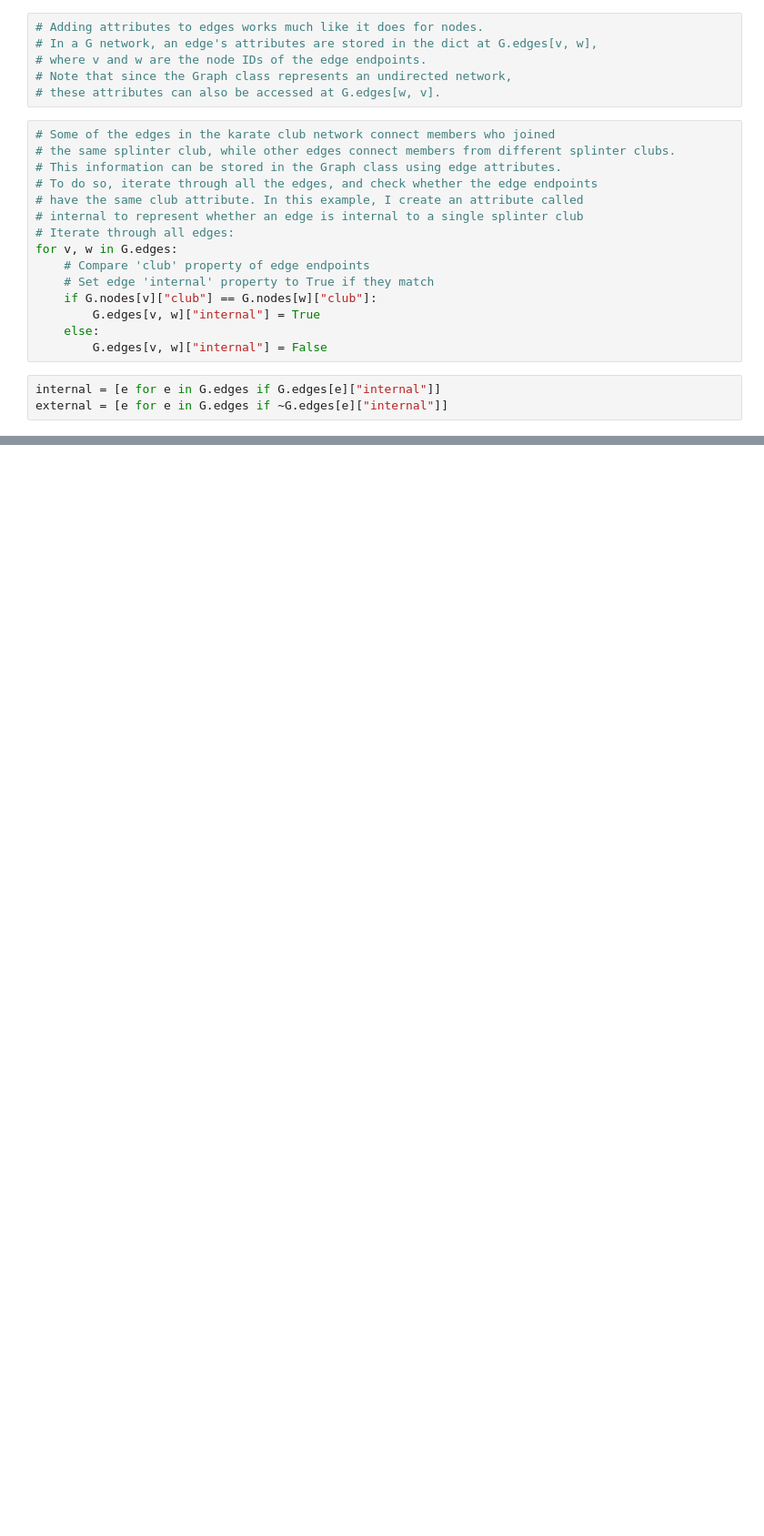
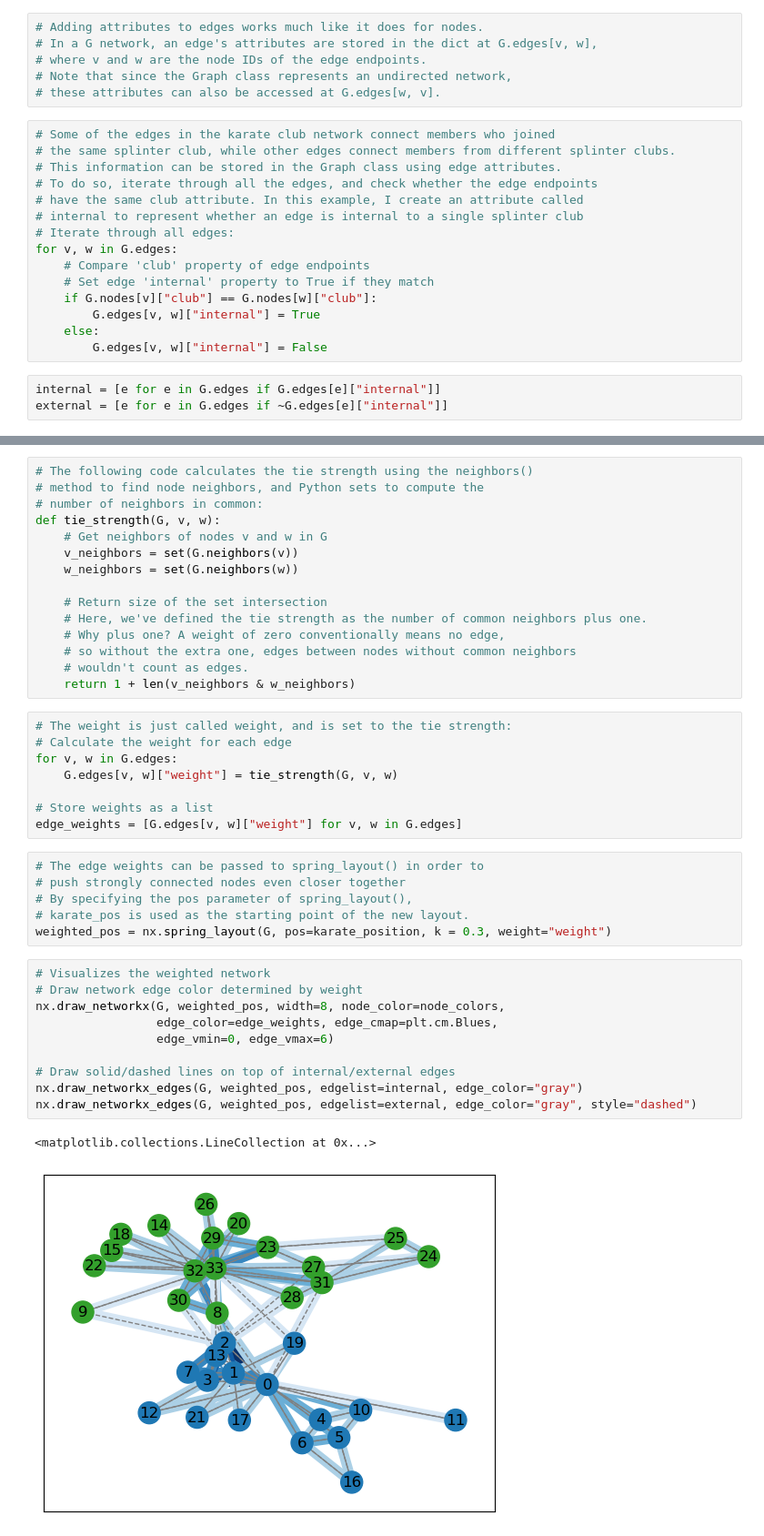
Before and after one commit to johnsonlarryl/network_science_training, a Jupyter notebook: karate_club_graph.ipynb, the cells around one changed output, grey strips where cells are left out. Shown: that part at 91% size. Saved outputs shown, nothing was run; the diff lists cells and outputs as text; blank space fills up the shorter version.

```diff
--- a/karate_club_graph.ipynb
+++ b/karate_club_graph.ipynb
@@ -175,0 +178,42 @@ nx.draw_networkx_edges(G, karate_position, edgelist=external, style="dashed")
+# %%
+# The following code calculates the tie strength using the neighbors()
+# method to find node neighbors, and Python sets to compute the
+# number of neighbors in common:
+def tie_strength(G, v, w):
+    # Get neighbors of nodes v and w in G
+    v_neighbors = set(G.neighbors(v))
+    w_neighbors = set(G.neighbors(w))
+
+    # Return size of the set intersection
+    # Here, we've defined the tie strength as the number of common neighbors plus one.
+    # Why plus one? A weight of zero conventionally means no edge,
+    # so without the extra one, edges between nodes without common neighbors
+    # wouldn't count as edges.
+    return 1 + len(v_neighbors & w_neighbors)
+# %%
+# The weight is just called weight, and is set to the tie strength:
+# Calculate the weight for each edge
+for v, w in G.edges:
+    G.edges[v, w]["weight"] = tie_strength(G, v, w)
+
+# Store weights as a list
+edge_weights = [G.edges[v, w]["weight"] for v, w in G.edges]
+# %%
+# The edge weights can be passed to spring_layout() in order to
+# push strongly connected nodes even closer together
+# By specifying the pos parameter of spring_layout(),
+# karate_pos is used as the starting point of the new layout.
+weighted_pos = nx.spring_layout(G, pos=karate_position, k = 0.3, weight="weight")
+# %%
+# Visualizes the weighted network
+# Draw network edge color determined by weight
+nx.draw_networkx(G, weighted_pos, width=8, node_color=node_colors,
+                 edge_color=edge_weights, edge_cmap=plt.cm.Blues,
+                 edge_vmin=0, edge_vmax=6)
+
+# Draw solid/dashed lines on top of internal/external edges
+nx.draw_networkx_edges(G, weighted_pos, edgelist=internal, edge_color="gray")
+nx.draw_networkx_edges(G, weighted_pos, edgelist=external, edge_color="gray", style="dashed")
+# %% [output]
+<matplotlib.collections.LineCollection at 0x...>
+[figure, added]
```
Also changed, not shown: parts of 4 cells of this notebook, 44 other files.
